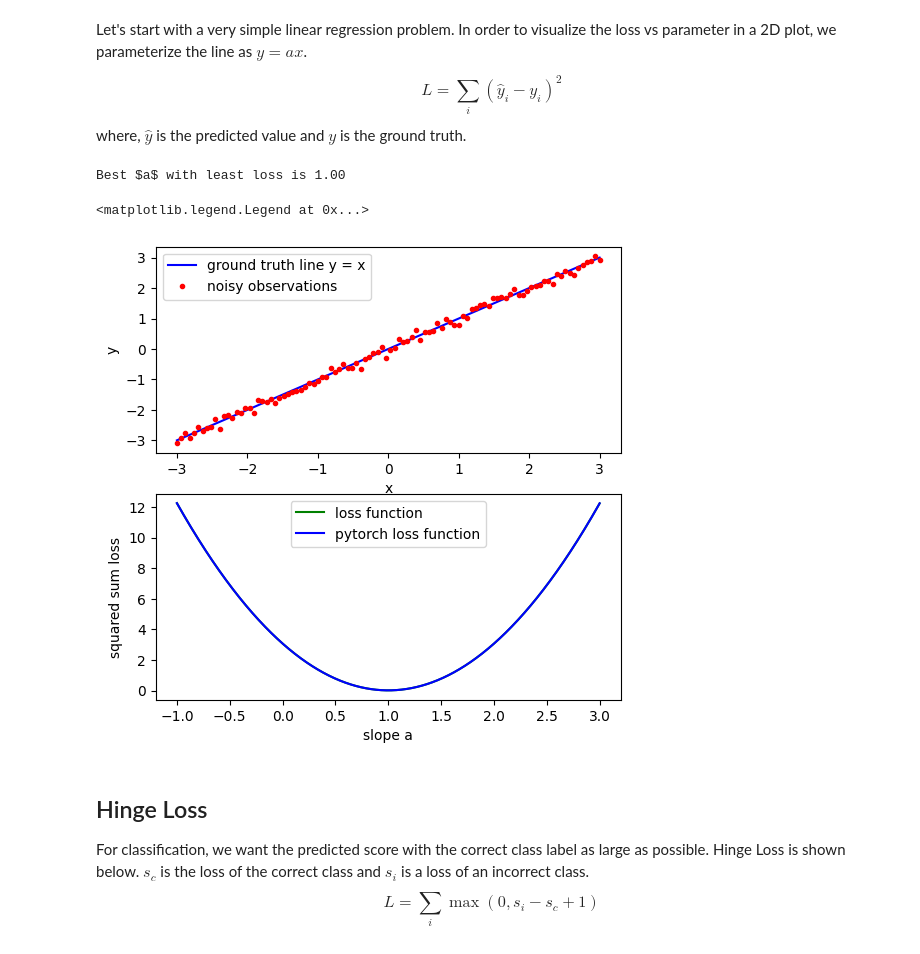
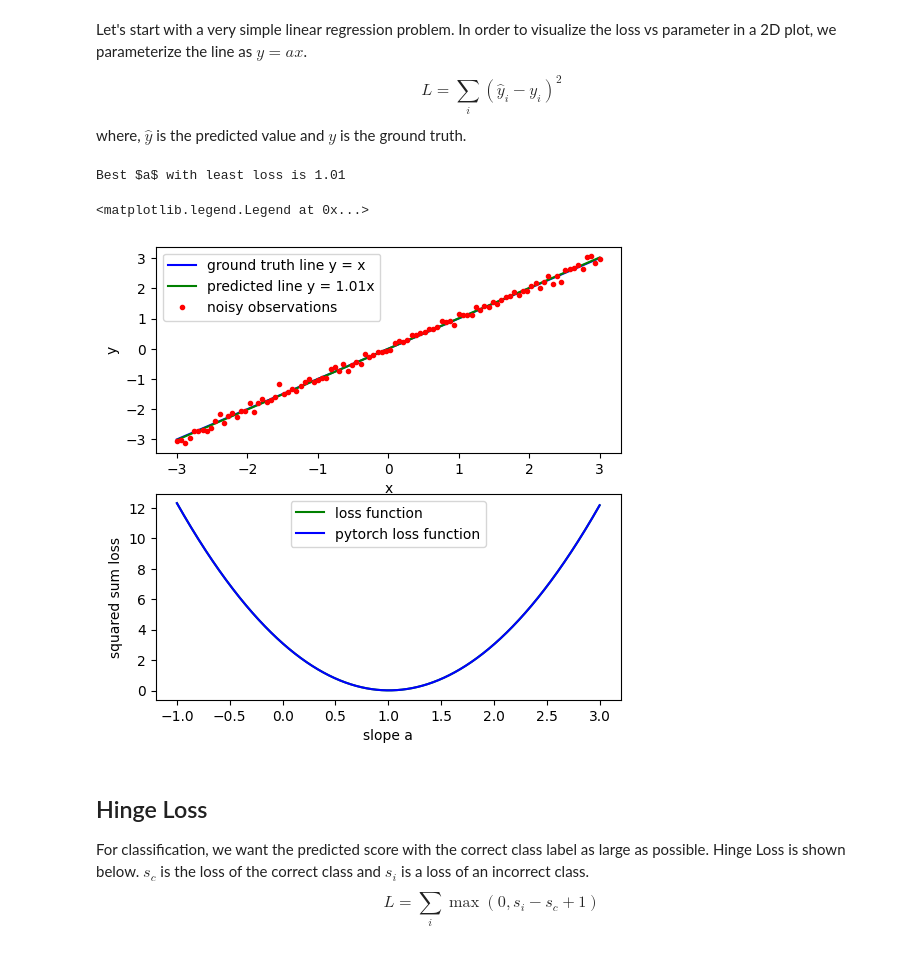
Before and after one commit to xipengwang/xipengwang.github.io, a Jupyter notebook: notebooks/machine-learning-loss.ipynb, the cells around one changed output. Drawn from its saved outputs; the diff is of its cells as text; code cells hidden in the pictures.

```diff
--- a/notebooks/machine-learning-loss.ipynb
+++ b/notebooks/machine-learning-loss.ipynb
@@ -29,35 +29,36 @@ a = 1
 x = np.linspace(-3, 3, 100)
 y = a * x
 y_hat = y + np.random.normal(0, 0.1, x.shape)
 
 a_hat = np.linspace(-1, 3, 1000)
 losses = [np.sum((t*x-y_hat)**2)/x.shape[0] for t in a_hat]
 loss_func = torch.nn.MSELoss()
 pytorch_losses = [loss_func(torch.tensor([t*x]), torch.tensor([y_hat])).item() for t in a_hat]
 
 a_best = a_hat[np.argmin(losses)]
 print(f'Best $a$ with least loss is {a_best:.2f}')
 
 fig, (ax1, ax2) = plt.subplots(
     nrows=2, ncols=1, figsize=(6,6), dpi=100)
 
 ax1.plot(x, y, '-b', label='ground truth line y = x')
+ax1.plot(x, a_best*x, '-g', label=f'predicted line y = {a_best:.2f}x')
 ax1.plot(x, y_hat, 'r.', label='noisy observations')
 ax1.set_ylabel('y')
 ax1.set_xlabel('x')
 ax1.legend()
 
 ax2.plot(a_hat, losses, '-g', label='loss function')
 ax2.plot(a_hat, pytorch_losses, '-b', label='pytorch loss function')
 ax2.set_ylabel('squared sum loss')
 ax2.set_xlabel('slope a')
 ax2.legend()
 
 #
 # %% [output]
-Best $a$ with least loss is 1.00
+Best $a$ with least loss is 1.01
 <matplotlib.legend.Legend at 0x...>
-[figure, old version]
+[figure, new version]
 # %% [markdown]
 ## Hinge Loss
 
```
Also changed, not shown: 4 other files.
